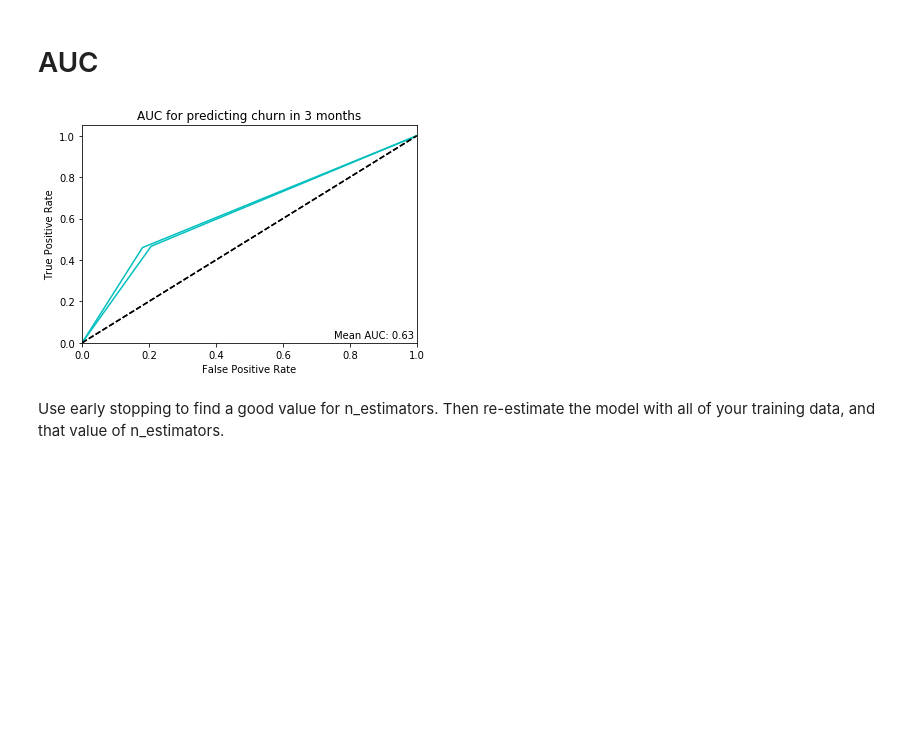
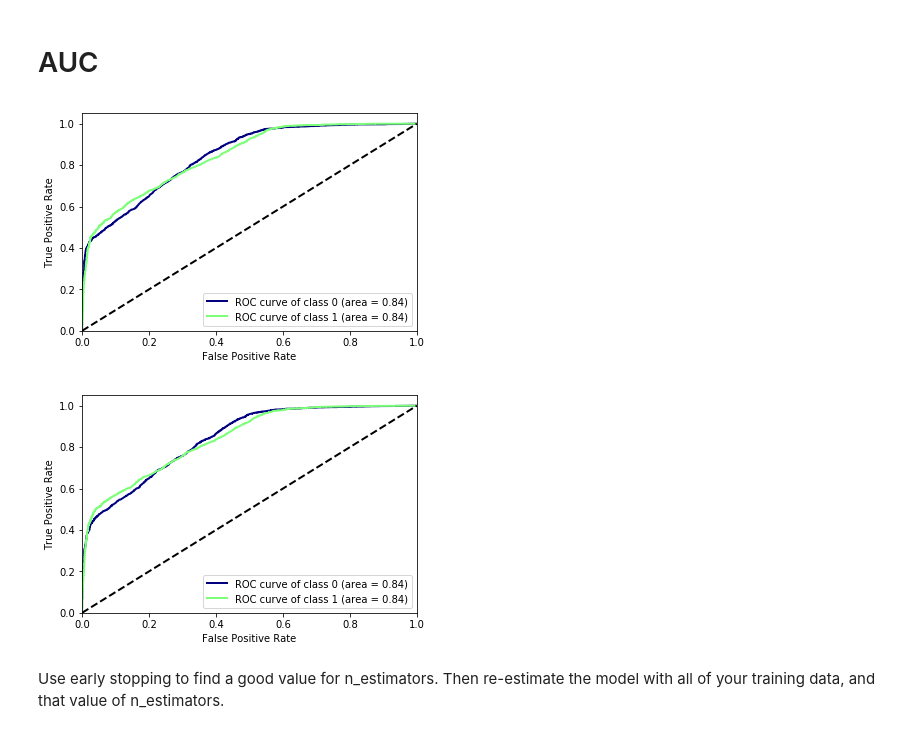
Before and after one commit to annemerelsternheim/forum-churn-prediction, a Jupyter notebook: xgboost.ipynb, the cells around one changed output. Cells and saved outputs as stored; diff of their text form; code cells hidden in the pictures; blank space fills up the shorter version.

Commit message:
first version of thesis submitted to A and S. Started script for giant matrix

```diff
--- a/xgboost.ipynb
+++ b/xgboost.ipynb
@@ -127,0 +142,4 @@ for train_index,test_index in ss.split(X):
+# %%
+my_model = clf.best_estimator_
+my_model.fit(train_X,train_y, eval_metric="auc")
+proba = my_model.predict_proba(test_X)
@@ -127,0 +263,3 @@ for train_index,test_index in ss.split(X):
+# %%
+def allDone():
+    display(Audio("youtube.mp3", autoplay=True)) # "job's done
@@ -128,4 +371,9 @@ for train_index,test_index in ss.split(X):
+# %%
+training_data = data.sample(frac=0.75)
+test_data = data.drop(training_data.index,axis=0)
 # %%
+data=test_data  # when you want to know the optimal parameters, use training_data.
+                # When you train the model 'for real', use test_data
 k = 10
 True_positives=[]
 True_negatives=[]
@@ -135,9 +383,9 @@ feature_importances = defaultdict(int)
 feature_names = ["inactivity","questions","sentences","sentiment","subjectivity",
                  "sentence mean","inactive mean","questions mean","sentiment mean","subjectivity mean"]
 
-data_type = "unbalanced"
+data_type = "balanced"
 X, y = Set_Xy(data,data_type)
-ETA = "30 seconds" if data_type == "balanced" else "15 minutes"
+ETA = "45 seconds" if data_type == "balanced" else "25 minutes"
 ss = ShuffleSplit(n_splits=k, test_size = .25)
 with tqdm(total = k) as pbar:
     print "Generating model. Please be patient... This will take about %s per fold." %ETA
@@ -153,12 +401,12 @@ with tqdm(total = k) as pbar:
         # waarom deze parameters?
         params = {
         "eta": 0.2,
-        "max_depth": 4,
+        "max_depth": 8,
         "objective": "binary:logistic",
         "silent": 1,
         "base_score": np.mean(train_y),
-        'n_estimators': 200,
-        "eval_metric": "logloss"}
+        'n_estimators': 400,
+        "eval_metric": "auc"}
         model = xgb.train(params, dtrain, 2000, [(dtrain, "train"),(dtest, "validation")], verbose_eval=False)
 
         # while you're here anyway... keep track of the feature importances
@@ -187,6 +435,8 @@ with tqdm(total = k) as pbar:
     FN=sum(False_negatives)
     FP=sum(False_positives)
 
+    print np.matrix([["%i" %sum(True_negatives),"%i" %sum(False_positives)],["%i" %sum(False_negatives),"%i" %sum(True_positives)]])
+
     accuracy = (TN+TP)/(TN+TP+FN+FP)
     print "accuracy: "+ str(accuracy)
 
@@ -315,13 +587,14 @@ def plot_AUC(train_X,train_y,test_X,test_y):
 # %%
 AUROC = []
 X, y = Set_Xy(data,"balanced")
 ss = ShuffleSplit(n_splits=2, test_size = .25)
 for train_index,test_index in ss.split(X):
     train_X,test_X,train_y,test_y = Split_data(train_index,test_index)
 
-    plot_AUC(train_X,train_y,test_X,test_y)
+    plot_AUC2(train_X,train_y,test_X,test_y)
 
-plt.annotate('Mean AUC: %0.2f' % np.mean(AUROC), xy=(0.99, 0.02), ha = 'right')
+#plt.annotate('Mean AUC: %0.2f' % np.mean(AUROC), xy=(0.99, 0.02), ha = 'right')
 plt.show()
 # %% [output]
-[figure, old version]
+[figure, new version]
+[figure, added]
```
Also changed, not shown: parts of 29 cells of this notebook, 5 other files.
